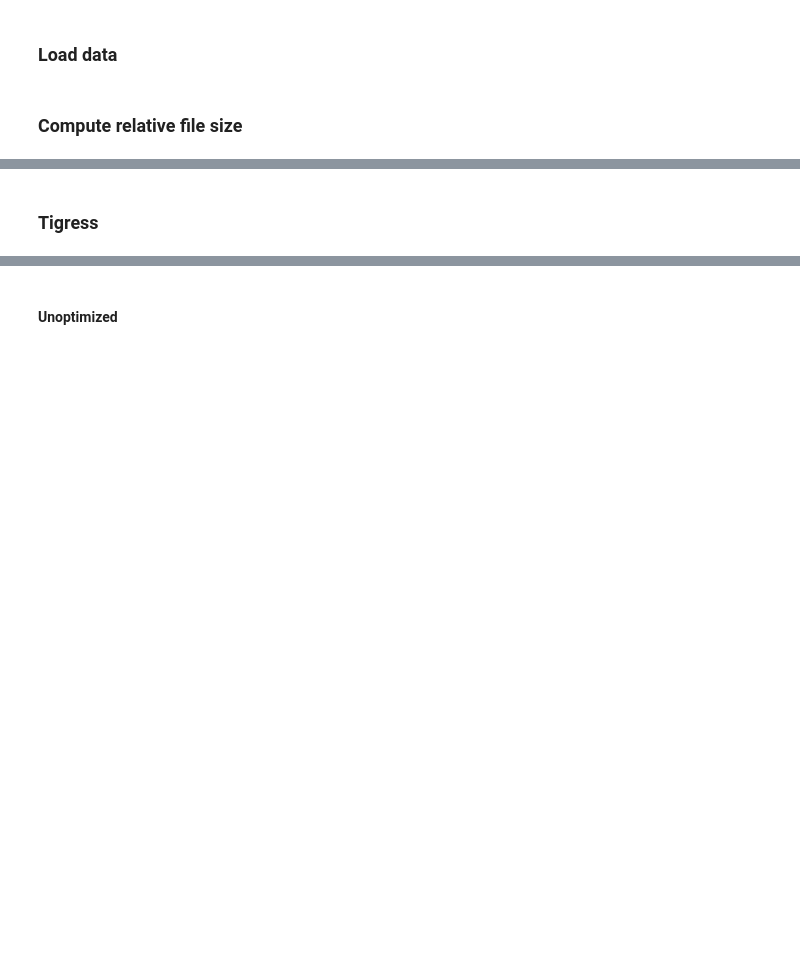
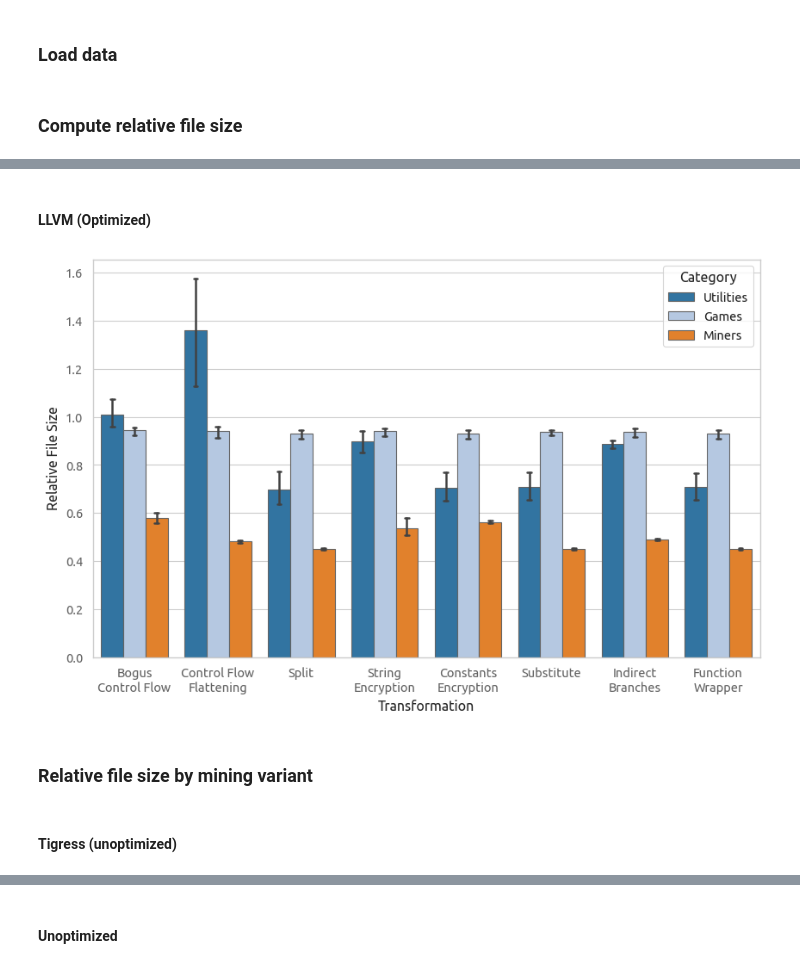
Before and after one commit to HakonHarnes/wasm-obf, a Jupyter notebook: analysis/file-size.ipynb, the cells around one changed output, grey strips where cells are left out. Cells and saved outputs as stored; diff of their text form; code cells hidden in the pictures; blank space fills up the shorter version.

```diff
--- a/analysis/file-size.ipynb
+++ b/analysis/file-size.ipynb
@@ -77 +160,19 @@ def plot_relative_file_size_by_category(df, xlabel):
+# %% [markdown]
+#### LLVM (Optimized)
+# %%
+xlabels = [
+    'Bogus\nControl Flow',
+    'Control Flow\nFlattening',
+    'Split',
+    'String\nEncryption',
+    'Constants\nEncryption',
+    'Substitute',
+    'Indirect\nBranches',
+    'Function\nWrapper'
+]
+plot_relative_file_size_by_category(llvm_optimized, xlabel='Transformation', xlabels=xlabels)
+# %% [output]
+[figure, added]
+# %% [markdown]
+### Relative file size by mining variant
 # %%
@@ -100,3 +214,3 @@ def plot_relative_file_size_by_mining_variant(df, legend_title, centered_legend=
   plt.show()
 # %% [markdown]
-### Tigress
+#### Tigress (unoptimized)
```
Also changed, not shown: parts of 38 cells of this notebook.
